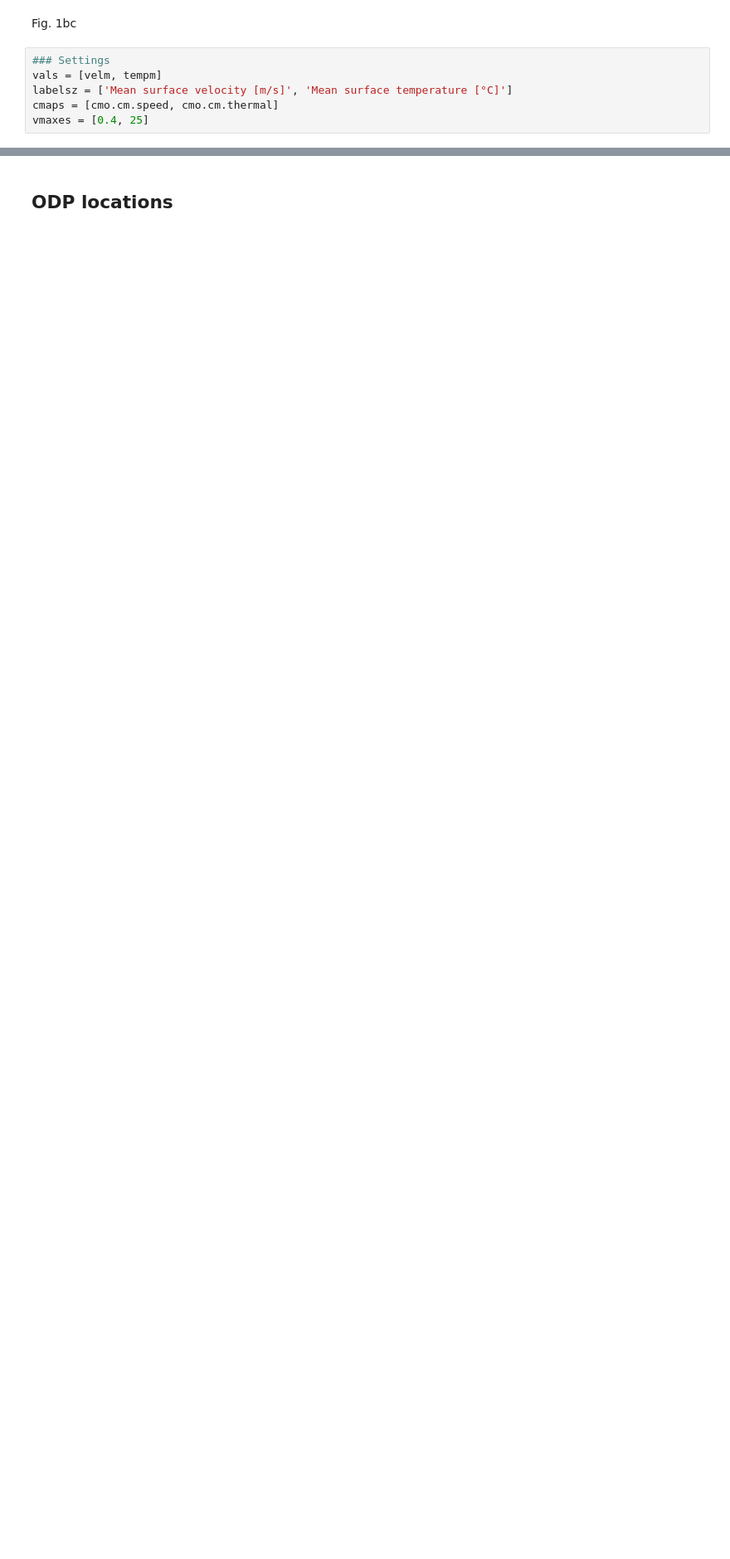
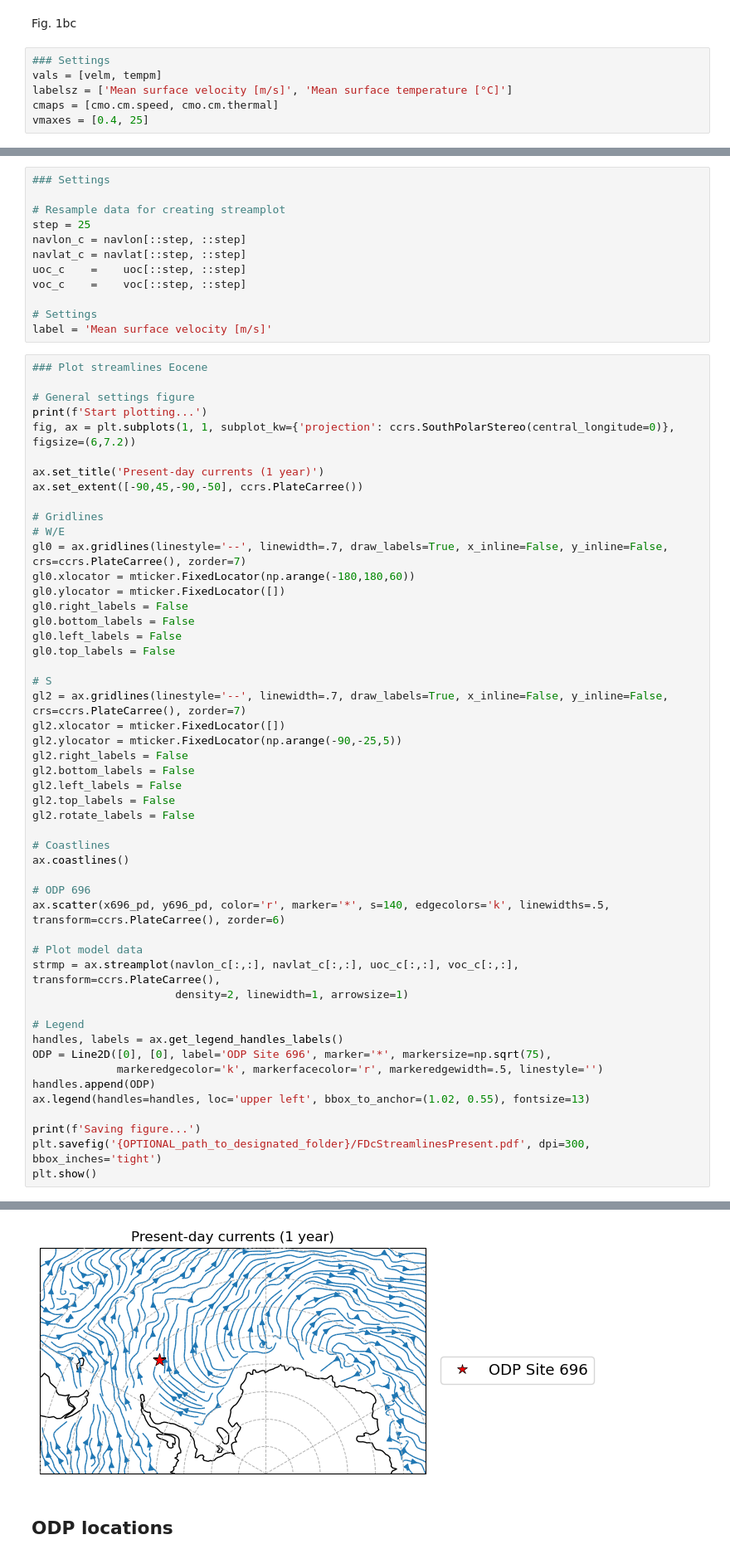
Before and after one commit to OceanParcels/MeltingIcebergs, a Jupyter notebook: plotting_files/PaperFigures-Other.ipynb, the cells around one changed output, grey strips where cells are left out. Shown at 83% size. Saved outputs shown, nothing was run; the diff lists cells and outputs as text; blank space fills up the shorter version.

```diff
--- a/plotting_files/PaperFigures-Other.ipynb
+++ b/plotting_files/PaperFigures-Other.ipynb
@@ -669,0 +940,63 @@ Saving figure...
+# %%
+### Settings
+
+# Resample data for creating streamplot
+step = 25
+navlon_c = navlon[::step, ::step]
+navlat_c = navlat[::step, ::step]
+uoc_c    =    uoc[::step, ::step]
+voc_c    =    voc[::step, ::step]
+
+# Settings
+label = 'Mean surface velocity [m/s]'
+# %%
+### Plot streamlines Eocene
+
+# General settings figure
+print(f'Start plotting...')
+fig, ax = plt.subplots(1, 1, subplot_kw={'projection': ccrs.SouthPolarStereo(central_longitude=0)}, figsize=(6,7.2))
+
+ax.set_title('Present-day currents (1 year)')
+ax.set_extent([-90,45,-90,-50], ccrs.PlateCarree())
+
+# Gridlines
+# W/E
+gl0 = ax.gridlines(linestyle='--', linewidth=.7, draw_labels=True, x_inline=False, y_inline=False, crs=ccrs.PlateCarree(), zorder=7)
+gl0.xlocator = mticker.FixedLocator(np.arange(-180,180,60))
+gl0.ylocator = mticker.FixedLocator([])
+gl0.right_labels = False
+gl0.bottom_labels = False
+gl0.left_labels = False
+gl0.top_labels = False
+
+# S
+gl2 = ax.gridlines(linestyle='--', linewidth=.7, draw_labels=True, x_inline=False, y_inline=False, crs=ccrs.PlateCarree(), zorder=7)
+gl2.xlocator = mticker.FixedLocator([])
+gl2.ylocator = mticker.FixedLocator(np.arange(-90,-25,5))
+gl2.right_labels = False
+gl2.bottom_labels = False
+gl2.left_labels = False
+gl2.top_labels = False
+gl2.rotate_labels = False
+
+# Coastlines
+ax.coastlines()
+
+# ODP 696
+ax.scatter(x696_pd, y696_pd, color='r', marker='*', s=140, edgecolors='k', linewidths=.5, transform=ccrs.PlateCarree(), zorder=6)
+
+# Plot model data
+strmp = ax.streamplot(navlon_c[:,:], navlat_c[:,:], uoc_c[:,:], voc_c[:,:], transform=ccrs.PlateCarree(),
+                      density=2, linewidth=1, arrowsize=1)
+
+# Legend
+handles, labels = ax.get_legend_handles_labels()
+ODP = Line2D([0], [0], label='ODP Site 696', marker='*', markersize=np.sqrt(75),
+             markeredgecolor='k', markerfacecolor='r', markeredgewidth=.5, linestyle='')
+handles.append(ODP)
+ax.legend(handles=handles, loc='upper left', bbox_to_anchor=(1.02, 0.55), fontsize=13)
+
+print(f'Saving figure...')
+plt.savefig('{OPTIONAL_path_to_designated_folder}/FDcStreamlinesPresent.pdf', dpi=300, bbox_inches='tight')
+plt.show()
+# %% [output]
@@ -670,3 +1005,4 @@ Saving figure...
+[figure, added]
 # %% [markdown]
 ## ODP locations
 # %% [markdown]
```
Also changed, not shown: parts of 19 cells of this notebook, 3 other files.
